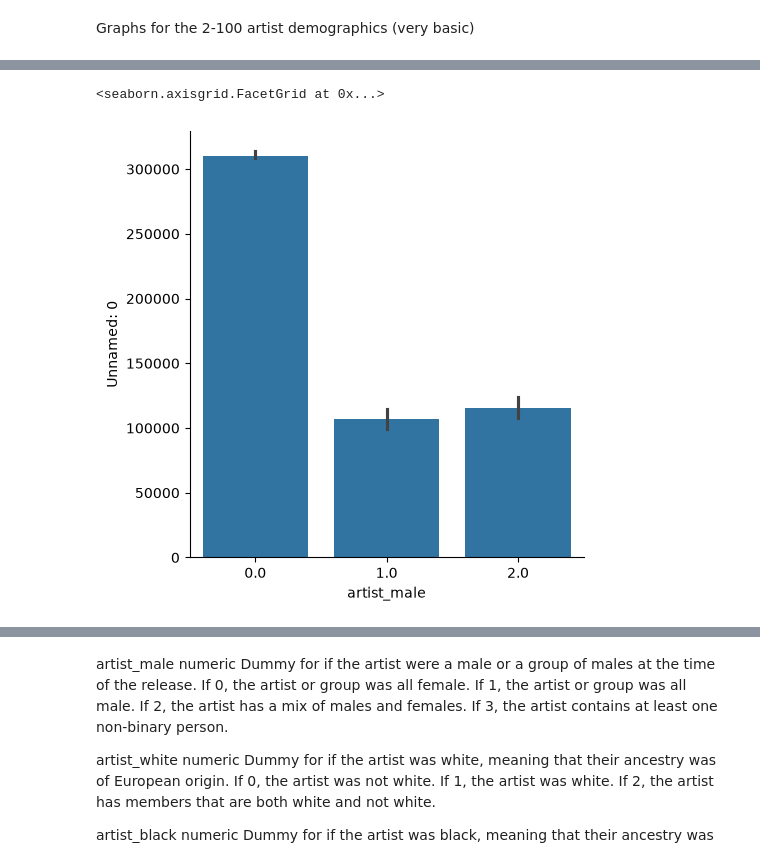
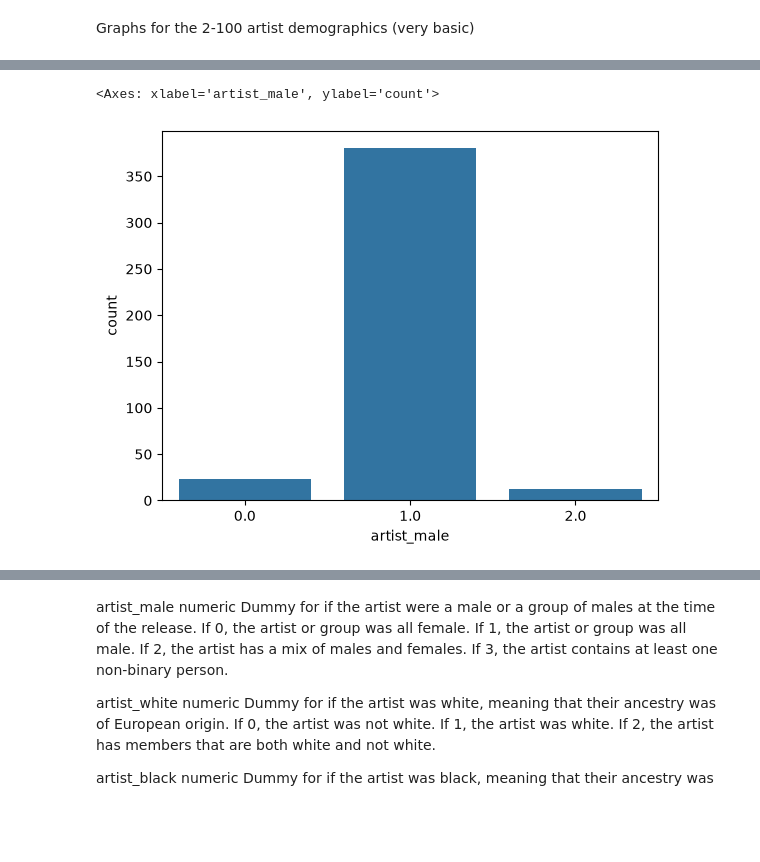
Before and after one commit to IzzyMRob/CS_161_Project, a Jupyter notebook: caden_artist_demographic.ipynb, the cells around one changed output, grey strips where cells are left out. Cells and saved outputs as stored; diff of their text form; code cells hidden in the pictures; blank space fills up the shorter version.

```diff
--- a/caden_artist_demographic.ipynb
+++ b/caden_artist_demographic.ipynb
@@ -111,5 +111,5 @@ sns.catplot(data= top_2_to_100_merged, x='artist_black', y = 'Unnamed: 0', kind
 # %%
-sns.catplot(data= top_2_to_100_merged, x='artist_male', y = 'Unnamed: 0', kind = 'bar')
+sns.countplot(data= top_2_to_100_merged, x='artist_male')
 # %% [output]
-<seaborn.axisgrid.FacetGrid at 0x...>
+<Axes: xlabel='artist_male', ylabel='count'>
-[figure, old version]
+[figure, new version]
```
Also changed, not shown: parts of 16 cells of this notebook.
